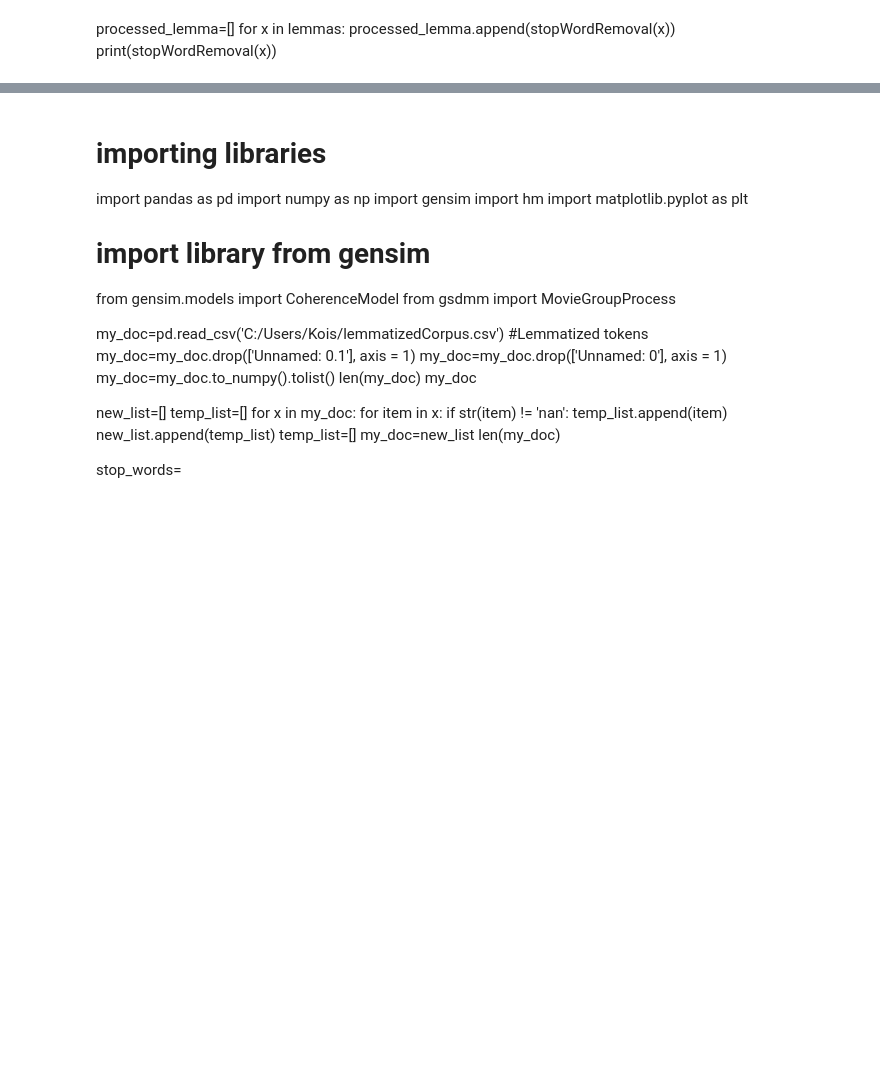
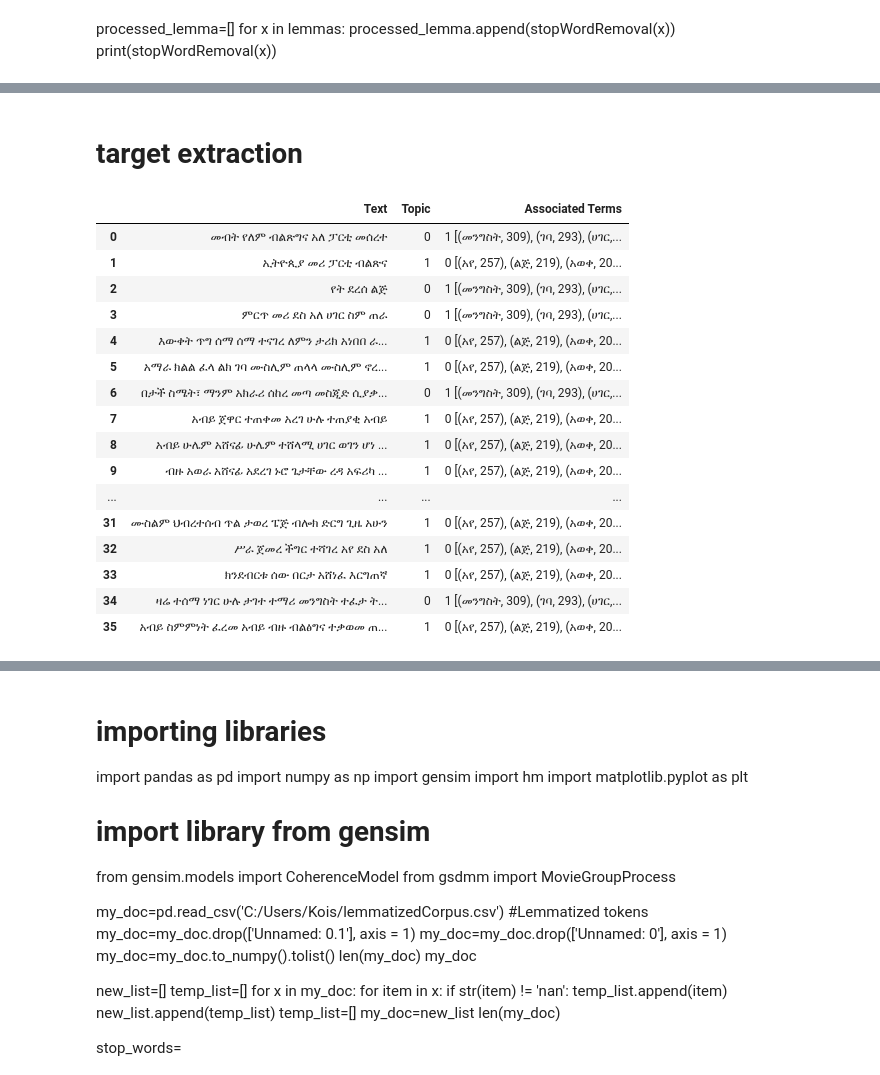
Before and after one commit to NyraO/LDA_Code, a Jupyter notebook: GSDMM.ipynb, the cells around one changed output, grey strips where cells are left out. Drawn from its saved outputs; the diff is of its cells as text; code cells hidden in the pictures; blank space fills up the shorter version.

```diff
--- a/GSDMM.ipynb
+++ b/GSDMM.ipynb
@@ -182,4 +167,6 @@ Dictionary(16168 unique tokens: ['ልዩ', 'ማማ', 'ምስራቅ', 'ተፈጥ
 # %%
+word_cluster=[]
+cluster_index=[]
 # print number of documents per topic
 doc_count = np.array(gsdmm.cluster_doc_count)
 print('Number of documents per topic :', doc_count)
@@ -192,6 +179,8 @@ print('Most important clusters (by number of docs inside):', top_index)
 def top_words(cluster_word_distribution, top_cluster, values):
     for cluster in top_cluster:
         sort_dicts = sorted(cluster_word_distribution[cluster].items(), key=lambda k: k[1], reverse=True)[:values]
+        word_cluster.append(sort_dicts)
+        cluster_index.append(cluster)
         print("\nCluster %s : %s"%(cluster, sort_dicts))
 
 # get top words in topics
@@ -222,3 +195,5 @@ conda install -c conda-forge wordcloud
+# %%
+topic_to_word=pd.DataFrame({'index':cluster_index, 'words':word_cluster})
 # %%
 # import library from gensim
 from gensim.models import CoherenceModel
@@ -273,0 +249,57 @@ print(coherence_gsdmm)
+# %% [markdown]
+# target extraction
+# %%
+#data=pd.read_csv('C:/Users/Kois/Desktop/thesis/dataset/tweets_long/outTRAIN.csv')
+test_set=pd.read_csv('C:/Users/Kois/Downloads/100 sentences.csv')
+test_set=test_set.to_numpy().tolist()
+new_list=[]
+temp_list=[]
+for x in my_doc:
+    for item in x:
+        if str(item) != 'nan':
+            temp_list.append(item)
+    new_list.append(temp_list)
+    temp_list=[]
+test_set=new_list
+
+test_set_doc=[]
+for x in test_set:
+    test_set_doc.append(stopWordRemoval(x))
+# %%
+#topic_to_word.loc[topic_to_word['index'] == 0]
+test_set=pd.read_csv('C:/Users/Kois/Downloads/100 sentences.csv')
+def create_topics_dataframe(document, data_text=test_set.tweet,  mgp=gsdmm, threshold=0.3, topic_dict=topics):
+    result = pd.DataFrame(columns=['Text', 'Topic','Associated Terms'])
+    for i, text in enumerate(data_text):
+        result.at[i, 'Text'] = text
+        prob = mgp.choose_best_label(document[i])
+        if prob[1] >= threshold:
+            result.at[i, 'Topic'] =prob[0]
+            _words=topic_to_word.loc[topic_to_word['index'] == prob[0]]
+            result.at[i, 'Associated Terms'] =_words['words']
+            #print(prob[0])
+            #result.at[i, 'Topic'] = topic_dict[prob[0]]
+        else:
+            result.at[i, 'Topic'] = 'Other'
+    return result
+# %%
+result = create_topics_dataframe(test_set_doc,data_text=test_set.tweet,  mgp=gsdmm, threshold=0.3, topic_dict=top_index)
+result
+# %% [output]
+|  | Text | Topic | Associated Terms |
+| 0 | መብት የለም ብልጽግና አለ ፓርቲ መሰረተ | 0 | 1 [(መንግስት, 309), (ገባ, 293), (ሀገር,... |
+| 1 | ኢትዮጲያ መሪ ፓርቲ ብልጽና | 1 | 0 [(አየ, 257), (ልጅ, 219), (አወቀ, 20... |
+| 2 | የት ደረሰ ልጅ | 0 | 1 [(መንግስት, 309), (ገባ, 293), (ሀገር,... |
+| 3 | ምርጥ መሪ ደስ አለ ሀገር ስም ጠራ | 0 | 1 [(መንግስት, 309), (ገባ, 293), (ሀገር,... |
+| 4 | እውቀት ጥግ ሰማ ሰማ ተናገረ ለምን ታሪክ አነበበ ራ... | 1 | 0 [(አየ, 257), (ልጅ, 219), (አወቀ, 20... |
+| 5 | አማራ ክልል ፈላ ልክ ገባ ሙስሊም ጠላላ ሙስሊም ኖረ... | 1 | 0 [(አየ, 257), (ልጅ, 219), (አወቀ, 20... |
+| 6 | በታች ስሜት፣ ማንም አክራሪ ሰከረ መጣ መስጂድ ሲያቃ... | 0 | 1 [(መንግስት, 309), (ገባ, 293), (ሀገር,... |
+| 7 | አብይ ጀዋር ተጠቀመ አረገ ሁሉ ተጠያቂ አብይ | 1 | 0 [(አየ, 257), (ልጅ, 219), (አወቀ, 20... |
+| 8 | አብይ ሁሌም አሸናፊ ሁሌም ተሸላሚ ሀገር ወገን ሆነ ... | 1 | 0 [(አየ, 257), (ልጅ, 219), (አወቀ, 20... |
+| 9 | ብዙ አወራ አሸናፊ አደረገ ኑሮ ጌታቸው ረዳ አፍሪካ ... | 1 | 0 [(አየ, 257), (ልጅ, 219), (አወቀ, 20... |
+| ... | ... | ... | ... |
+| 31 | ሙስልም ህብረተሰብ ጥል ታወረ ፔጅ ብሎክ ድርግ ጊዜ አሁን | 1 | 0 [(አየ, 257), (ልጅ, 219), (አወቀ, 20... |
+| 32 | ሥራ ጀመረ ችግር ተሻገረ አየ ደስ አለ | 1 | 0 [(አየ, 257), (ልጅ, 219), (አወቀ, 20... |
+| 33 | ክንደብርቱ ሰው በርታ አሸነፈ እርግጠኛ | 1 | 0 [(አየ, 257), (ልጅ, 219), (አወቀ, 20... |
+| 34 | ዛሬ ተሰማ ነገር ሁሉ ታገተ ተማሪ መንግስት ተፈታ ት... | 0 | 1 [(መንግስት, 309), (ገባ, 293), (ሀገር,... |
+| 35 | አብይ ስምምነት ፈረመ አብይ ብዙ ብልፅግና ተቃወመ ጠ... | 1 | 0 [(አየ, 257), (ልጅ, 219), (አወቀ, 20... |
```
Also changed, not shown: parts of 29 cells of this notebook, 9 other files.
